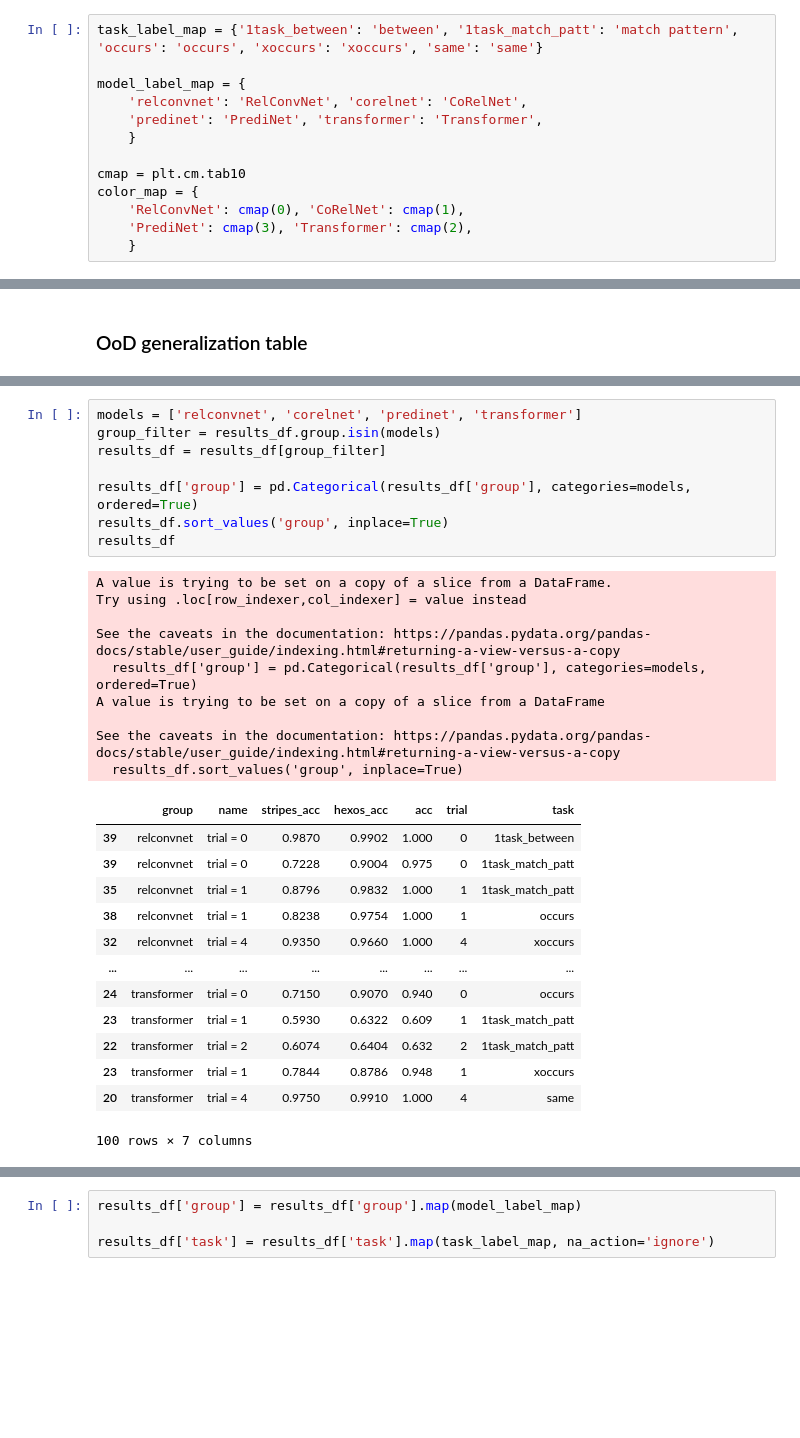
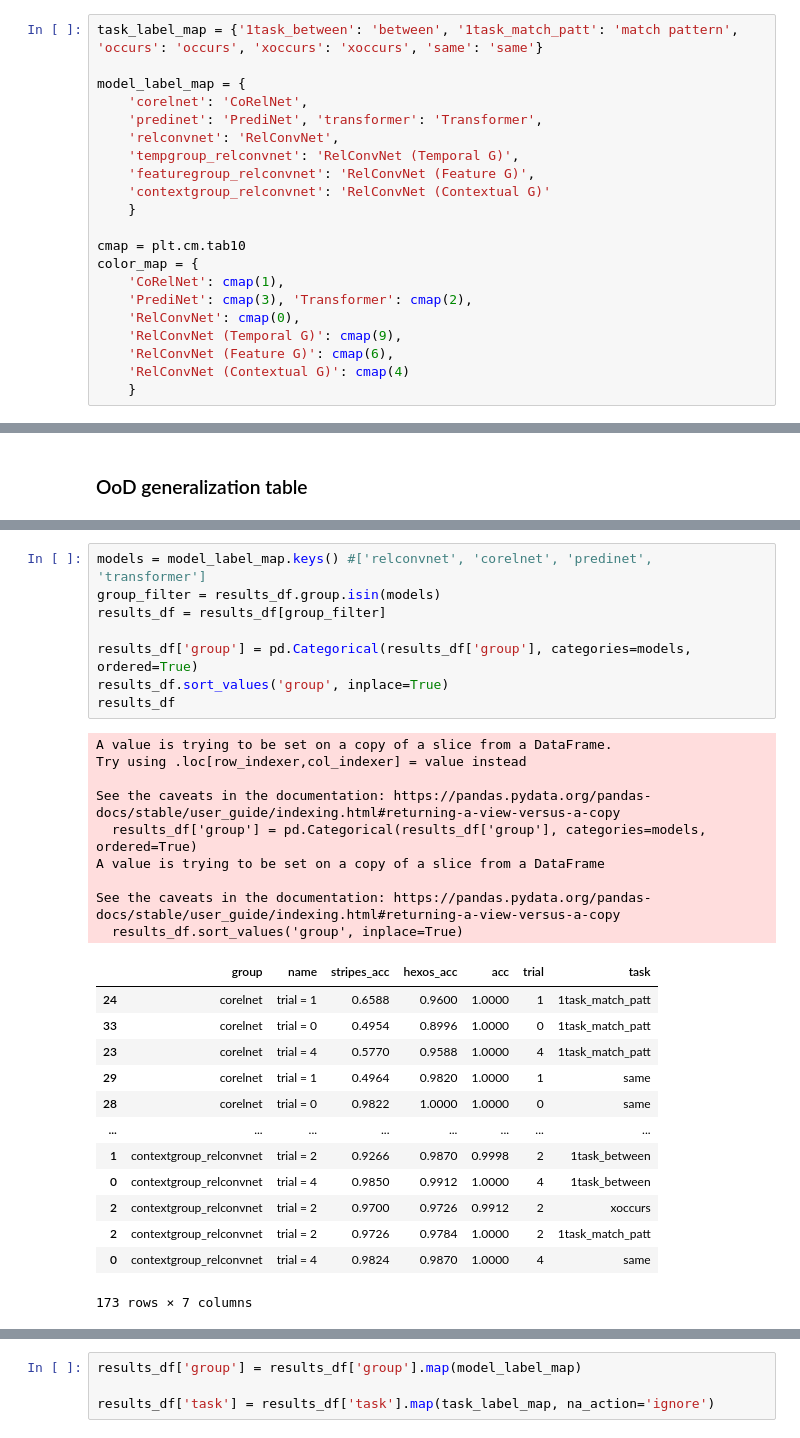
Before and after one commit to Awni00/relational-convolutions, a Jupyter notebook: paper_figures/generate_figures_tables.ipynb, the cells around one changed output, grey strips where cells are left out. Saved outputs shown, nothing was run; the diff lists cells and outputs as text; blank space fills up the shorter version.

```diff
--- a/paper_figures/generate_figures_tables.ipynb
+++ b/paper_figures/generate_figures_tables.ipynb
@@ -41,14 +41,22 @@ save_dir = '../paper/figs/experiments'
 task_label_map = {'1task_between': 'between', '1task_match_patt': 'match pattern', 'occurs': 'occurs', 'xoccurs': 'xoccurs', 'same': 'same'}
 
 model_label_map = {
-    'relconvnet': 'RelConvNet', 'corelnet': 'CoRelNet',
+    'corelnet': 'CoRelNet',
     'predinet': 'PrediNet', 'transformer': 'Transformer',
+    'relconvnet': 'RelConvNet',
+    'tempgroup_relconvnet': 'RelConvNet (Temporal G)',
+    'featuregroup_relconvnet': 'RelConvNet (Feature G)',
+    'contextgroup_relconvnet': 'RelConvNet (Contextual G)'
     }
 
 cmap = plt.cm.tab10
 color_map = {
-    'RelConvNet': cmap(0), 'CoRelNet': cmap(1),
+    'CoRelNet': cmap(1),
     'PrediNet': cmap(3), 'Transformer': cmap(2),
+    'RelConvNet': cmap(0),
+    'RelConvNet (Temporal G)': cmap(9),
+    'RelConvNet (Feature G)': cmap(6),
+    'RelConvNet (Contextual G)': cmap(4)
     }
 # %%
 plt.bar(list(range(len(color_map))), 1, color=color_map.values());
@@ -97,34 +109,34 @@ results_df.groupby(['task', 'group']).aggregate(['mean', 'std', 'count'])
 # %%
-models = ['relconvnet', 'corelnet', 'predinet', 'transformer']
+models = model_label_map.keys() #['relconvnet', 'corelnet', 'predinet', 'transformer']
 group_filter = results_df.group.isin(models)
 results_df = results_df[group_filter]
 
 results_df['group'] = pd.Categorical(results_df['group'], categories=models, ordered=True)
 results_df.sort_values('group', inplace=True)
 results_df
 # %% [output]
 A value is trying to be set on a copy of a slice from a DataFrame.
 Try using .loc[row_indexer,col_indexer] = value instead
 
 See the caveats in the documentation: https://pandas.pydata.org/pandas-docs/stable/user_guide/indexing.html#returning-a-view-versus-a-copy
   results_df['group'] = pd.Categorical(results_df['group'], categories=models, ordered=True)
 A value is trying to be set on a copy of a slice from a DataFrame
 
 See the caveats in the documentation: https://pandas.pydata.org/pandas-docs/stable/user_guide/indexing.html#returning-a-view-versus-a-copy
   results_df.sort_values('group', inplace=True)
 |  | group | name | stripes_acc | hexos_acc | acc | trial | task |
-| 39 | relconvnet | trial = 0 | 0.9870 | 0.9902 | 1.000 | 0 | 1task_between |
-| 39 | relconvnet | trial = 0 | 0.7228 | 0.9004 | 0.975 | 0 | 1task_match_patt |
-| 35 | relconvnet | trial = 1 | 0.8796 | 0.9832 | 1.000 | 1 | 1task_match_patt |
-| 38 | relconvnet | trial = 1 | 0.8238 | 0.9754 | 1.000 | 1 | occurs |
-| 32 | relconvnet | trial = 4 | 0.9350 | 0.9660 | 1.000 | 4 | xoccurs |
+| 24 | corelnet | trial = 1 | 0.6588 | 0.9600 | 1.0000 | 1 | 1task_match_patt |
+| 33 | corelnet | trial = 0 | 0.4954 | 0.8996 | 1.0000 | 0 | 1task_match_patt |
+| 23 | corelnet | trial = 4 | 0.5770 | 0.9588 | 1.0000 | 4 | 1task_match_patt |
+| 29 | corelnet | trial = 1 | 0.4964 | 0.9820 | 1.0000 | 1 | same |
+| 28 | corelnet | trial = 0 | 0.9822 | 1.0000 | 1.0000 | 0 | same |
 | ... | ... | ... | ... | ... | ... | ... | ... |
-| 24 | transformer | trial = 0 | 0.7150 | 0.9070 | 0.940 | 0 | occurs |
-| 23 | transformer | trial = 1 | 0.5930 | 0.6322 | 0.609 | 1 | 1task_match_patt |
-| 22 | transformer | trial = 2 | 0.6074 | 0.6404 | 0.632 | 2 | 1task_match_patt |
-| 23 | transformer | trial = 1 | 0.7844 | 0.8786 | 0.948 | 1 | xoccurs |
-| 20 | transformer | trial = 4 | 0.9750 | 0.9910 | 1.000 | 4 | same |
+| 1 | contextgroup_relconvnet | trial = 2 | 0.9266 | 0.9870 | 0.9998 | 2 | 1task_between |
+| 0 | contextgroup_relconvnet | trial = 4 | 0.9850 | 0.9912 | 1.0000 | 4 | 1task_between |
+| 2 | contextgroup_relconvnet | trial = 2 | 0.9700 | 0.9726 | 0.9912 | 2 | xoccurs |
+| 2 | contextgroup_relconvnet | trial = 2 | 0.9726 | 0.9784 | 1.0000 | 2 | 1task_match_patt |
+| 0 | contextgroup_relconvnet | trial = 4 | 0.9824 | 0.9870 | 1.0000 | 4 | same |
-100 rows × 7 columns
+173 rows × 7 columns
 # %%
 tasks = ['same', 'occurs', 'xoccurs', '1task_between', '1task_match_patt']
 results_df['task'] = pd.Categorical(results_df['task'], categories=tasks, ordered=True)
```
Also changed, not shown: parts of 16 cells of this notebook.
